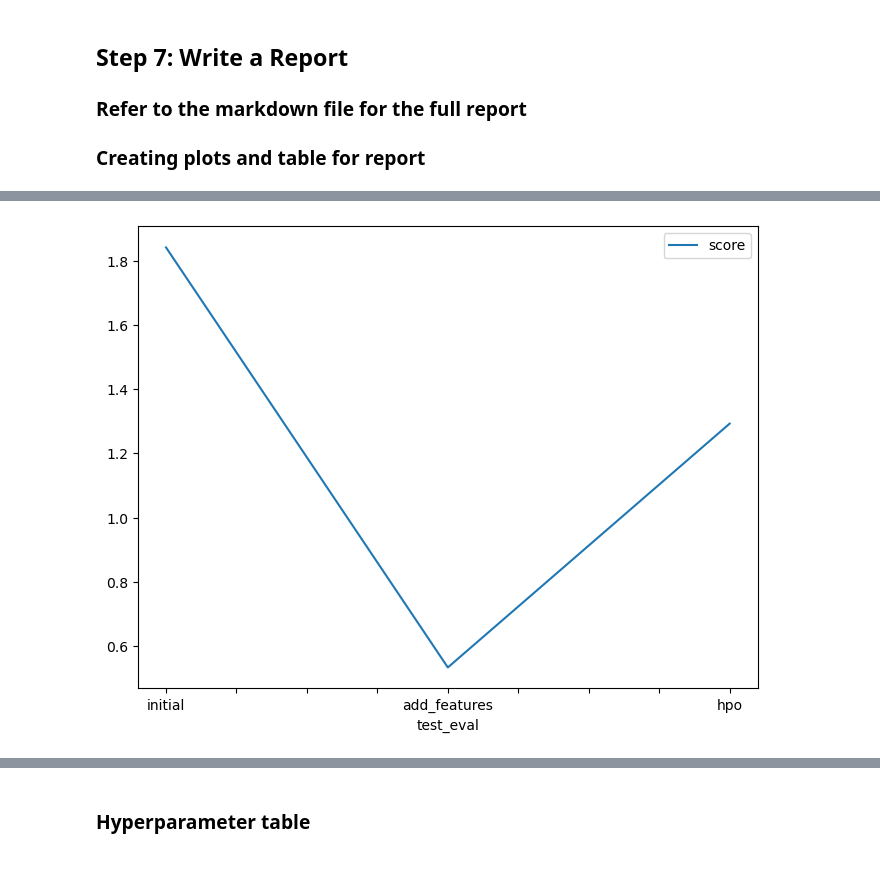
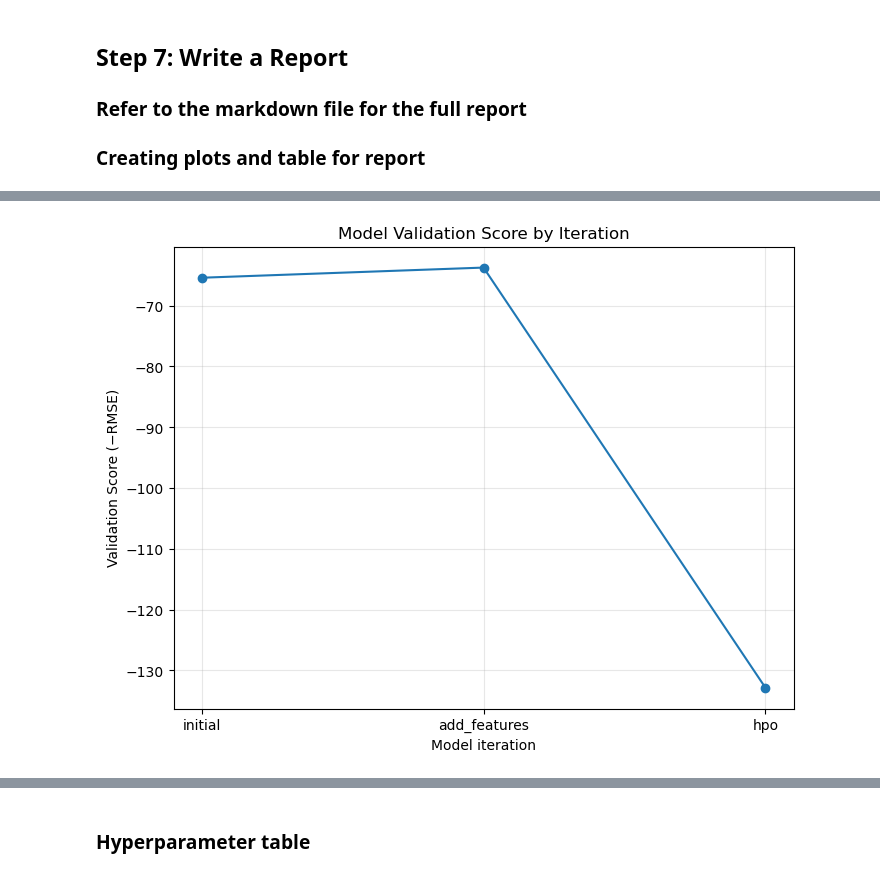
Before and after one commit to Yash-Bambhroliya/Predict-Bike-Sharing-Demand-with-AutoGluon, a Jupyter notebook: project_notebook.ipynb, the cells around one changed output, grey strips where cells are left out. Drawn from its saved outputs; the diff is of its cells as text; code cells hidden in the pictures.

```diff
--- a/project_notebook.ipynb
+++ b/project_notebook.ipynb
@@ -725,11 +756,21 @@ fig.savefig('model_train_score.png')
-# %%
-# Take the 3 kaggle scores and creating a line plot to show improvement
-fig = pd.DataFrame(
-    {
-        "test_eval": ["initial", "add_features", "hpo"],
-        "score": [1.84142, 0.53304, 1.29259]
-    }
-).plot(x="test_eval", y="score", figsize=(8, 6)).get_figure()
-fig.savefig('model_test_score.png')
-# %% [output]
-[figure, removed]
+# %%
+import matplotlib.pyplot as plt
+
+# As requested by reviewer: plot each model’s internal validation score (−RMSE) across iterations and save to model_train_score.png
+val_initial = predictor.leaderboard(silent=True)['score_val'][0]
+val_add_feats = predictor_new_features.leaderboard(silent=True)['score_val'][0]
+val_hpo = predictor_new_hpo.leaderboard(silent=True)['score_val'][0]
+
+models   = ['initial', 'add_features', 'hpo']
+val_scores = [val_initial, val_add_feats, val_hpo]
+
+plt.figure(figsize=(8, 6))
+plt.plot(models, val_scores, marker='o', linestyle='-')
+plt.ylabel('Validation Score (−RMSE)')
+plt.xlabel('Model iteration')
+plt.title('Model Validation Score by Iteration')
+plt.grid(alpha=0.3)
+plt.savefig('img/model_train_score.png')
+plt.show()
+# %% [output]
+[figure, added]
```
Also changed, not shown: parts of 21 cells of this notebook, 7 other files.
